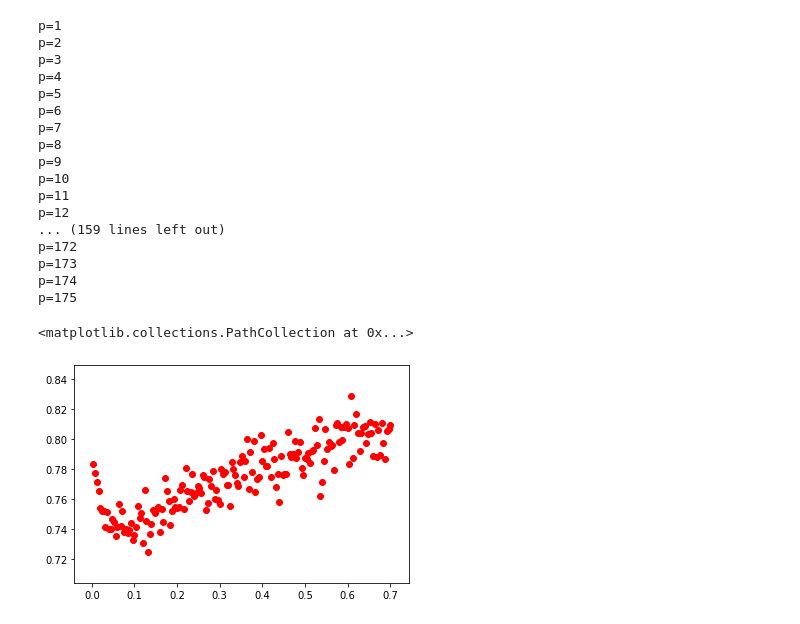
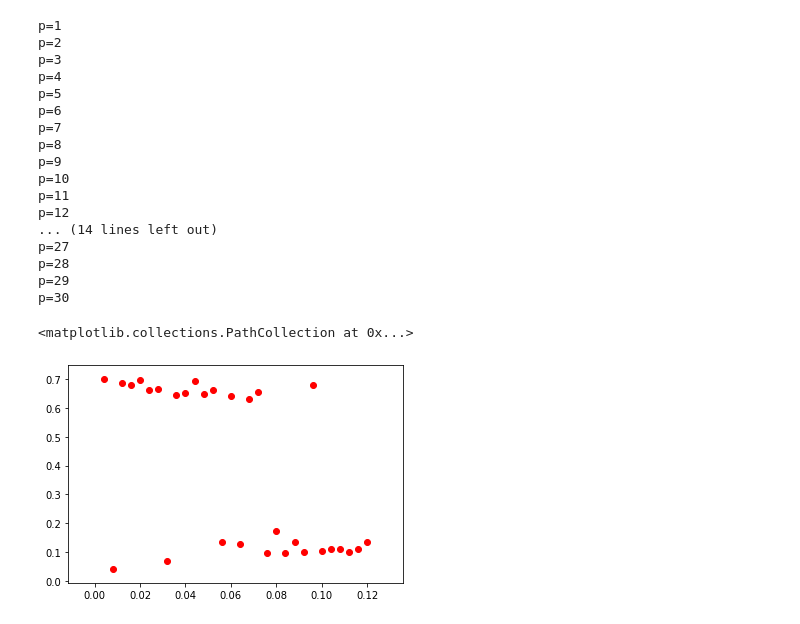
Before and after one commit to xmxhuihui/Final-Project, a Jupyter notebook: Attractor Network Model(Multiple Patterns)-Storage Capacity.ipynb, the cells around one changed output. Saved outputs shown, nothing was run; the diff lists cells and outputs as text; code cells hidden in the pictures.

```diff
--- a/Attractor Network Model(Multiple Patterns)-Storage Capacity.ipynb
+++ b/Attractor Network Model(Multiple Patterns)-Storage Capacity.ipynb
@@ -26,7 +26,7 @@ t_delay=1500+t_p
 dt=1
 I0=1
 q_g=0.99
-p_max=175
+p_max=30
 alpha=np.zeros(p_max)
 overlaps=np.zeros(p_max)
 # %%
@@ -66,38 +66,39 @@ for p in range(1,p_max+1):
     r[:,0]=r0
     for t in range(1,t_pre):
         xi=np.dot(J,r[:,t-1])
         r[:,t]=r[:,t-1]+(-r[:,t-1]+phi(xi))/tau*dt #equation 1
-    for t in range(t_pre,t_delay):
+    for t in range(t_pre
+,t_delay):
         xi=np.dot(J,r[:,t-1])
         r[:,t]=r[:,t-1]+(-r[:,t-1]+phi(I+xi))/tau*dt #equation 1
     for t in range(t_delay,t_max):
         xi=np.dot(J,r[:,t-1])
         r[:,t]=r[:,t-1]+(-r[:,t-1]+phi(xi))/tau*dt #equation 1
     #Overlap
     p_r=np.zeros(t_max-t_p)
     for t in range(0,t_max-t_p):
         p_r[t]=scipy.stats.pearsonr(r[:,t+t_p],r_pattern[0])[0]
     alpha[p-1]=p/N/c
-    overlaps[p-1]=np.max(p_r)
+    overlaps[p-1]=p_r[-1]
 plt.figure()
 plt.scatter(alpha,overlaps,marker='o',color='red')
 # %% [output]
 p=1
 p=2
 p=3
 p=4
 p=5
 p=6
 p=7
 p=8
 p=9
 p=10
 p=11
 p=12
-... (159 lines left out)
-p=172
-p=173
-p=174
-p=175
+... (14 lines left out)
+p=27
+p=28
+p=29
+p=30
 <matplotlib.collections.PathCollection at 0x...>
-[figure, old version]
+[figure, new version]
```
Also changed, not shown: parts of 4 cells of this notebook, 6 other files.
